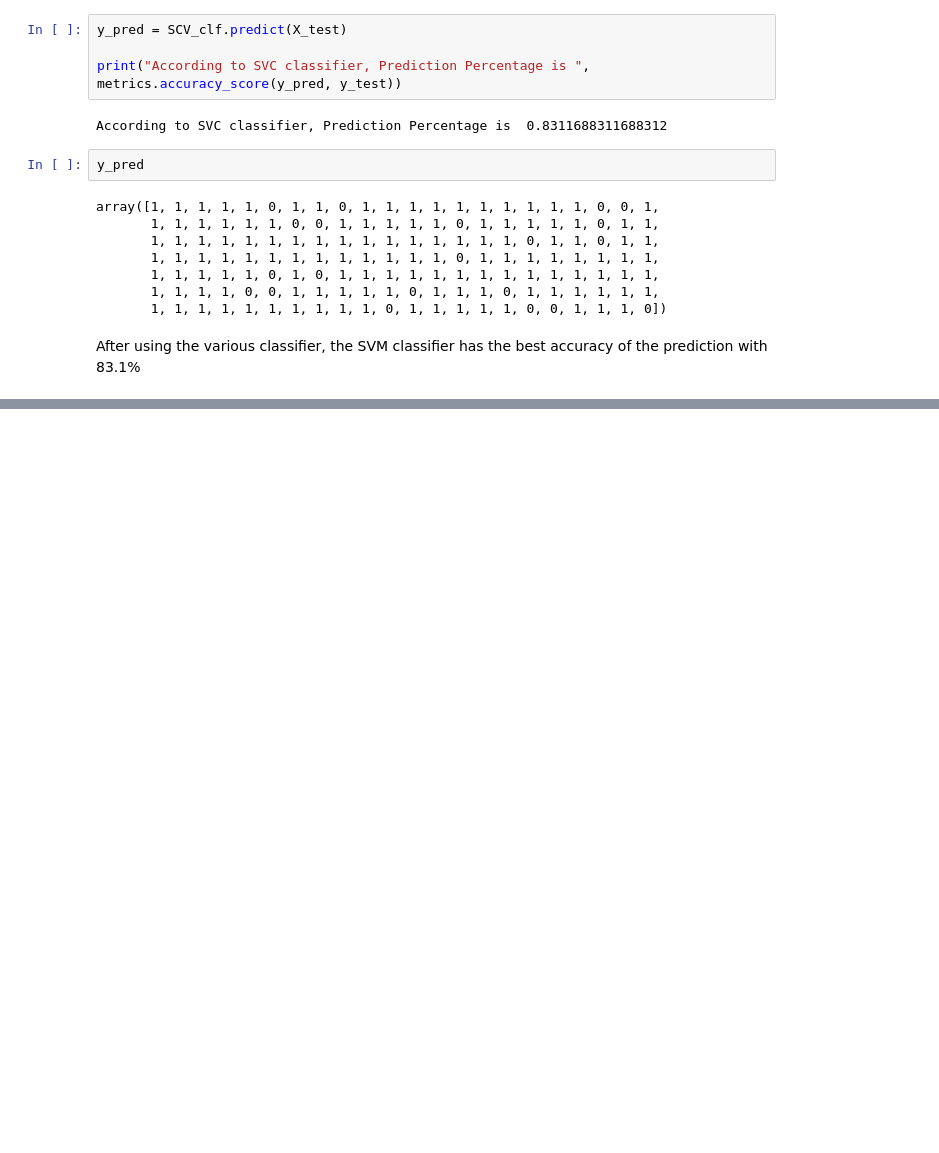
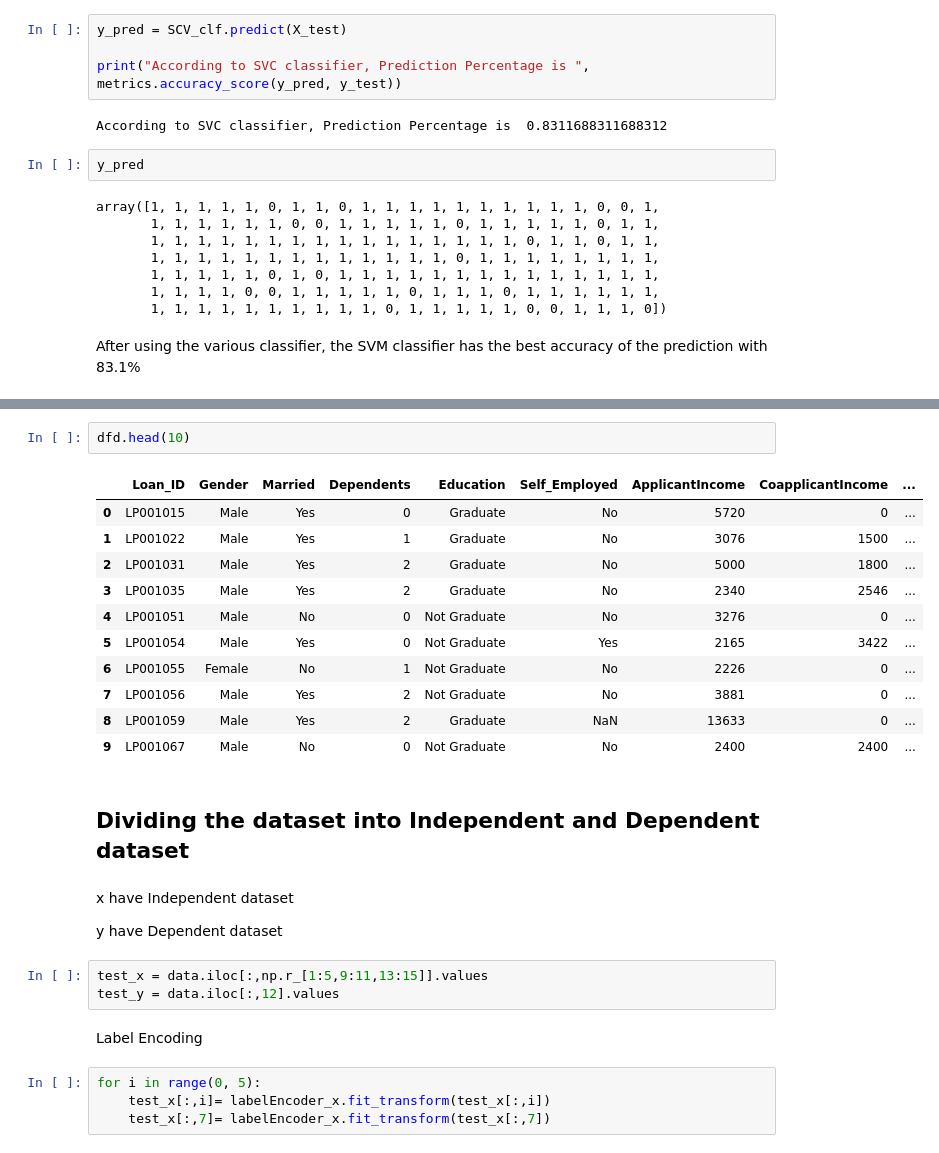
Before and after one commit to mechadns/loan-amount-prediction, a Jupyter notebook: Loan Amount Prediction.ipynb, the cells around one changed output, grey strips where cells are left out. Drawn from its saved outputs; the diff is of its cells as text; blank space fills up the shorter version.

```diff
--- a/Loan Amount Prediction.ipynb
+++ b/Loan Amount Prediction.ipynb
@@ -474,0 +545,29 @@ After using the various classifier, the SVM classifier has the best accuracy of
+# %%
+dfd.head(10)
+# %% [output]
+|  | Loan_ID | Gender | Married | Dependents | Education | Self_Employed | ApplicantIncome | CoapplicantIncome | ... |
+| 0 | LP001015 | Male | Yes | 0 | Graduate | No | 5720 | 0 | ... |
+| 1 | LP001022 | Male | Yes | 1 | Graduate | No | 3076 | 1500 | ... |
+| 2 | LP001031 | Male | Yes | 2 | Graduate | No | 5000 | 1800 | ... |
+| 3 | LP001035 | Male | Yes | 2 | Graduate | No | 2340 | 2546 | ... |
+| 4 | LP001051 | Male | No | 0 | Not Graduate | No | 3276 | 0 | ... |
+| 5 | LP001054 | Male | Yes | 0 | Not Graduate | Yes | 2165 | 3422 | ... |
+| 6 | LP001055 | Female | No | 1 | Not Graduate | No | 2226 | 0 | ... |
+| 7 | LP001056 | Male | Yes | 2 | Not Graduate | No | 3881 | 0 | ... |
+| 8 | LP001059 | Male | Yes | 2 | Graduate | NaN | 13633 | 0 | ... |
+| 9 | LP001067 | Male | No | 0 | Not Graduate | No | 2400 | 2400 | ... |
+# %% [markdown]
+## Dividing the dataset into Independent and Dependent dataset
+# %% [markdown]
+x have Independent dataset
+
+y have Dependent dataset
+# %%
+test_x = data.iloc[:,np.r_[1:5,9:11,13:15]].values
+test_y = data.iloc[:,12].values
+# %% [markdown]
+Label Encoding
+# %%
+for i in range(0, 5):
+    test_x[:,i]= labelEncoder_x.fit_transform(test_x[:,i])
+    test_x[:,7]= labelEncoder_x.fit_transform(test_x[:,7])
```
Also changed, not shown: parts of 14 cells of this notebook.
